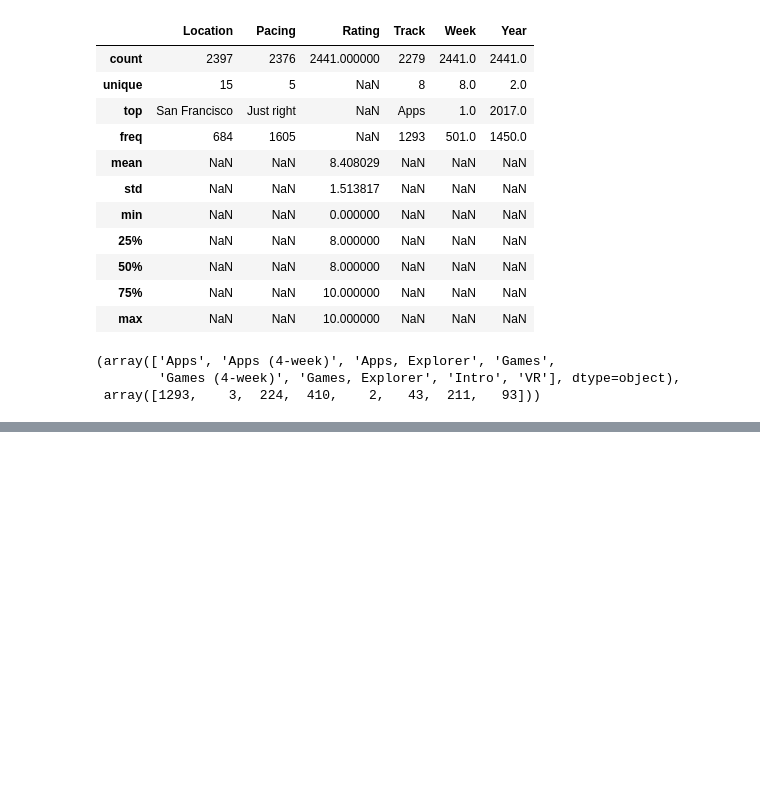
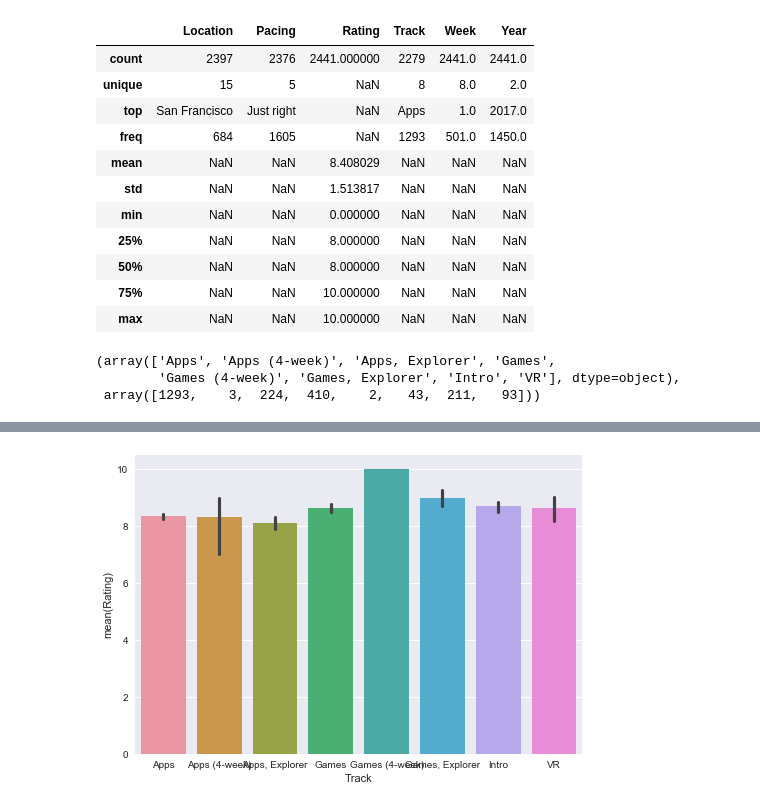
Before and after one commit to MakeFang/DSMakeNPS, a Jupyter notebook: DSNPS.ipynb, the cells around one changed output, grey strips where cells are left out. Drawn from its saved outputs; the diff is of its cells as text; code cells hidden in the pictures; blank space fills up the shorter version.

Commit message:
Added a few visualizations

```diff
--- a/DSNPS.ipynb
+++ b/DSNPS.ipynb
@@ -265,0 +280,5 @@ np.unique(df1617['Track'].dropna(), return_counts=True)
+# %%
+sns.barplot(x='Track', y='Rating', data=df1617)
+show()
+# %% [output]
+[figure, added]
```
Also changed, not shown: parts of 29 cells of this notebook.
